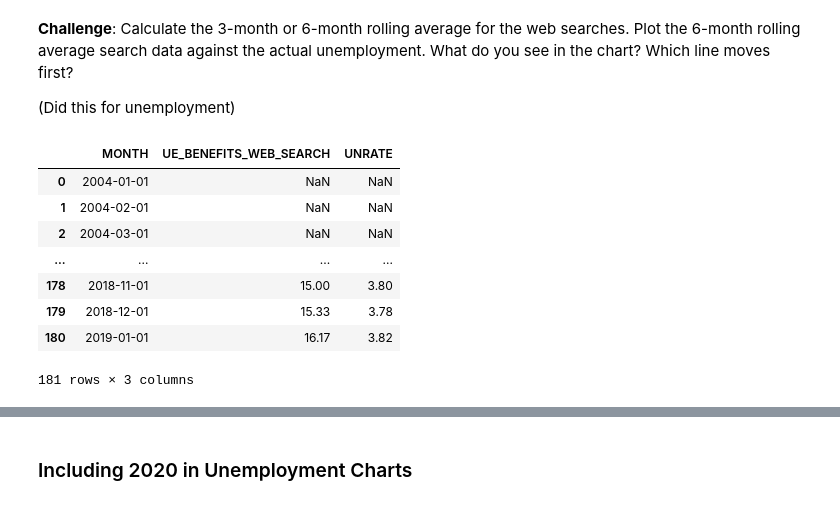
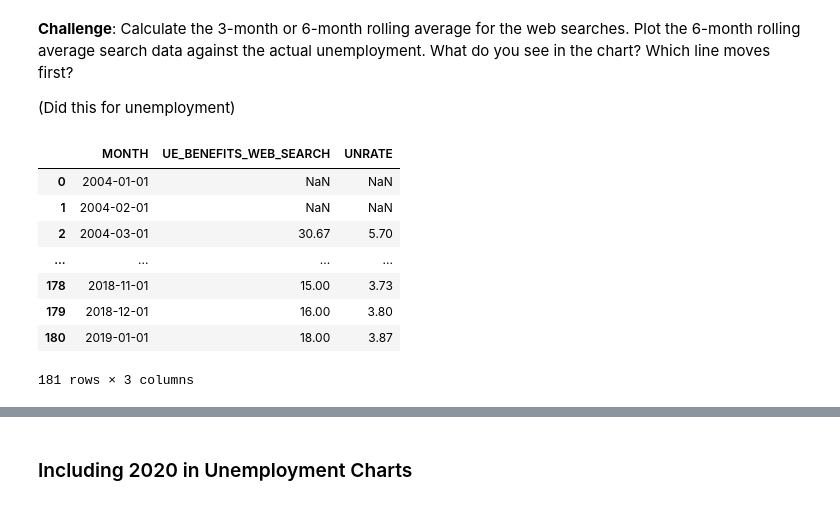
Before and after one commit to 22skowron/Data-manipulation-practice, a Jupyter notebook: Google Trends and Data Visualisation (start).ipynb, the cells around one changed output, grey strips where cells are left out. Drawn from its saved outputs; the diff is of its cells as text; code cells hidden in the pictures.

```diff
--- a/Google Trends and Data Visualisation (start).ipynb
+++ b/Google Trends and Data Visualisation (start).ipynb
@@ -460,17 +460,17 @@ ax2.set_yticks(np.linspace(0, 10, 6))
 
 (Did this for unemployment)
 # %%
-unemployment_rolling_3m_avg_df = unemployment_df.rolling(window=6, on='MONTH').mean()
-unemployment_rolling_6m_avg_df = unemployment_df.rolling(window=3, on='MONTH').mean()
+unemployment_rolling_3m_avg_df = unemployment_df.rolling(window=3, on='MONTH').mean()
+unemployment_rolling_1y_avg_df = unemployment_df.rolling(window=12, on='MONTH').mean()
 
 unemployment_rolling_3m_avg_df
 # %% [output]
 |  | MONTH | UE_BENEFITS_WEB_SEARCH | UNRATE |
 | 0 | 2004-01-01 | NaN | NaN |
 | 1 | 2004-02-01 | NaN | NaN |
-| 2 | 2004-03-01 | NaN | NaN |
+| 2 | 2004-03-01 | 30.67 | 5.70 |
 | ... | ... | ... | ... |
-| 178 | 2018-11-01 | 15.00 | 3.80 |
-| 179 | 2018-12-01 | 15.33 | 3.78 |
-| 180 | 2019-01-01 | 16.17 | 3.82 |
+| 178 | 2018-11-01 | 15.00 | 3.73 |
+| 179 | 2018-12-01 | 16.00 | 3.80 |
+| 180 | 2019-01-01 | 18.00 | 3.87 |
 181 rows × 3 columns
```
Also changed, not shown: parts of 8 cells of this notebook, 1 other file.
